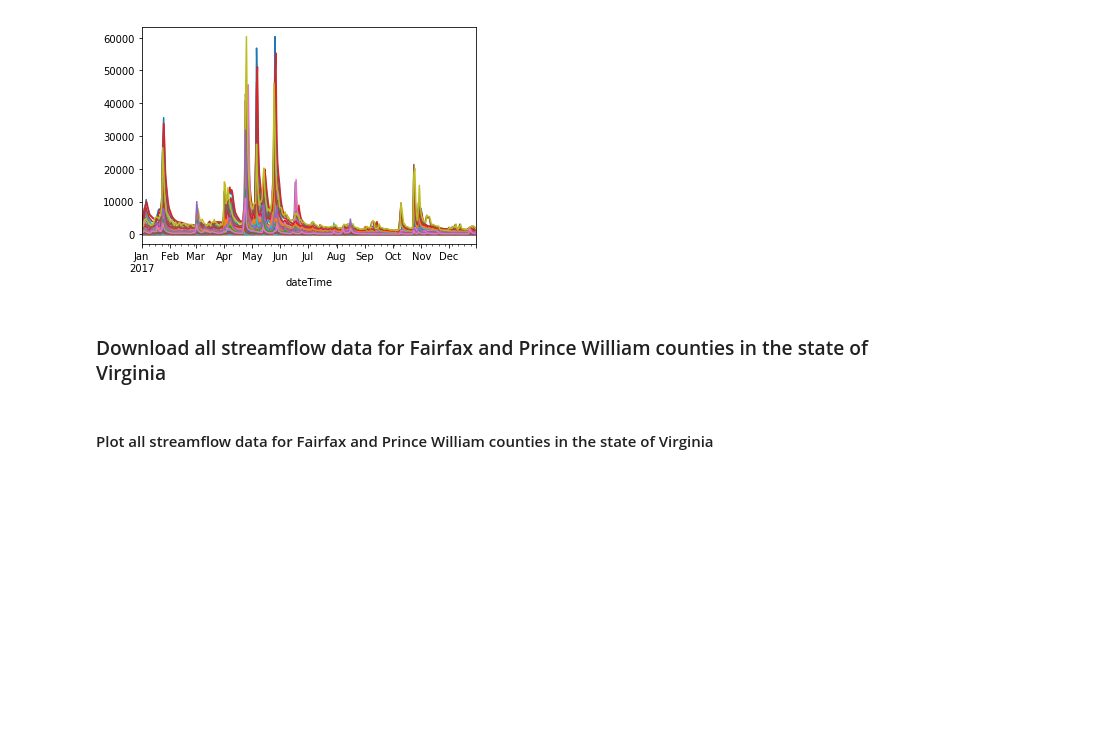
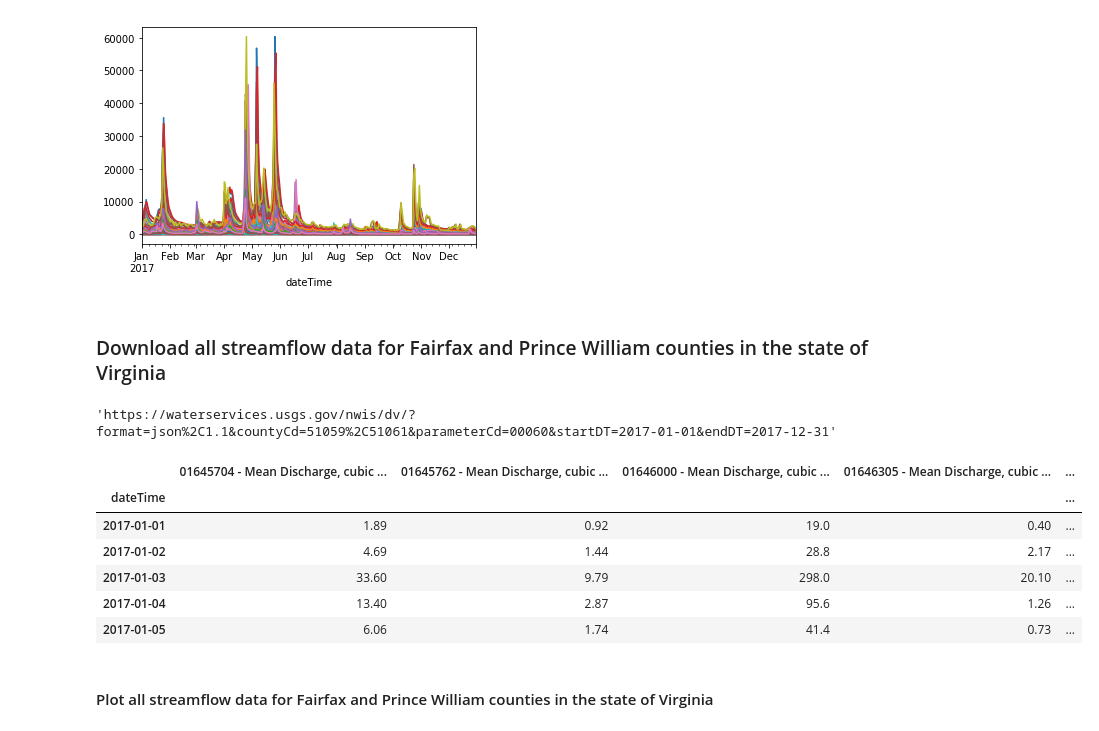
Before and after one commit to mroberge/hydrofunctions, a Jupyter notebook: Introduction to Hydrofunctions.ipynb, the cells around one changed output. Cells and saved outputs as stored; diff of their text form; code cells hidden in the pictures; blank space fills up the shorter version.

```diff
--- a/Introduction to Hydrofunctions.ipynb
+++ b/Introduction to Hydrofunctions.ipynb
@@ -233,3 +242,22 @@ cs = hf.get_nwis(None, "dv", start, end, countyCd=['51059', '51061'])
+# %%
+cs2.response.url
+# %% [output]
+'https://waterservices.usgs.gov/nwis/dv/?format=json%2C1.1&countyCd=51059%2C51061&parameterCd=00060&startDT=2017-01-01&endDT=2017-12-31'
+# %%
+start = "2017-01-01"
+end = "2017-12-31"
+sites = ['51059','51061']
+cs2 = hf.NWIS(None, "dv", start, countyCd='51059,51061', end_date=end).get_data()
+# %%
+cs2.df().head()
+# %% [output]
+|  | 01645704 - Mean Discharge, cubic ... | 01645762 - Mean Discharge, cubic ... | 01646000 - Mean Discharge, cubic ... | 01646305 - Mean Discharge, cubic ... | ... |
+| dateTime |  |  |  |  | ... |
+| 2017-01-01 | 1.89 | 0.92 | 19.0 | 0.40 | ... |
+| 2017-01-02 | 4.69 | 1.44 | 28.8 | 2.17 | ... |
+| 2017-01-03 | 33.60 | 9.79 | 298.0 | 20.10 | ... |
+| 2017-01-04 | 13.40 | 2.87 | 95.6 | 1.26 | ... |
+| 2017-01-05 | 6.06 | 1.74 | 41.4 | 0.73 | ... |
 # %%
 cdf = hf.extract_nwis_df(cs)
 # %% [markdown]
```
Also changed, not shown: parts of 4 cells of this notebook, 2 other files.
